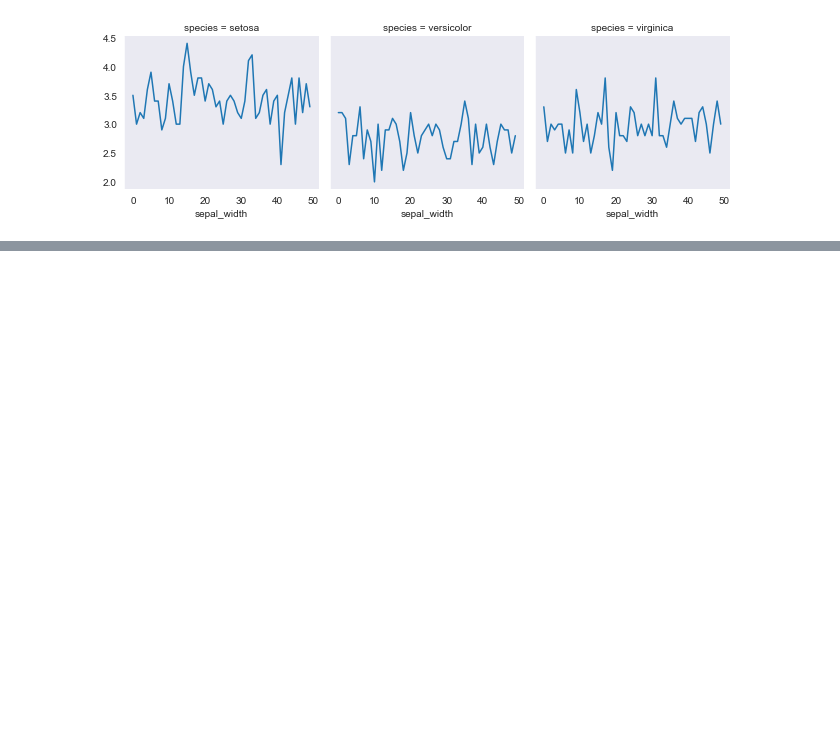
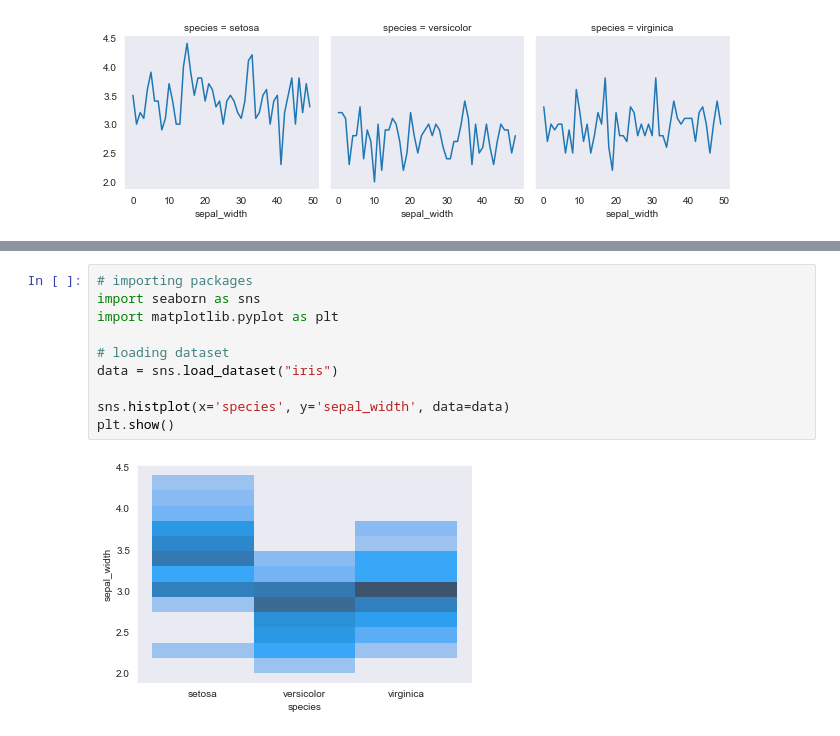
Before and after one commit to ShahirJalal/Seaborn, a Jupyter notebook: Seaborn.ipynb, the cells around one changed output, grey strips where cells are left out. Drawn from its saved outputs; the diff is of its cells as text; blank space fills up the shorter version.

```diff
--- a/Seaborn.ipynb
+++ b/Seaborn.ipynb
@@ -151,0 +190,12 @@ plt.show()
+# %%
+# importing packages
+import seaborn as sns
+import matplotlib.pyplot as plt
+
+# loading dataset
+data = sns.load_dataset("iris")
+
+sns.histplot(x='species', y='sepal_width', data=data)
+plt.show()
+# %% [output]
+[figure, added]
```
Also changed, not shown: parts of 3 cells of this notebook.
